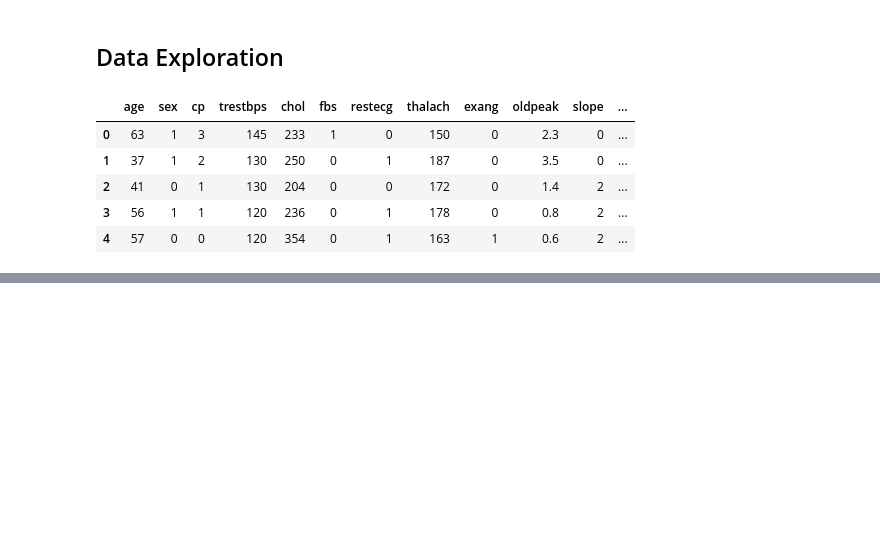
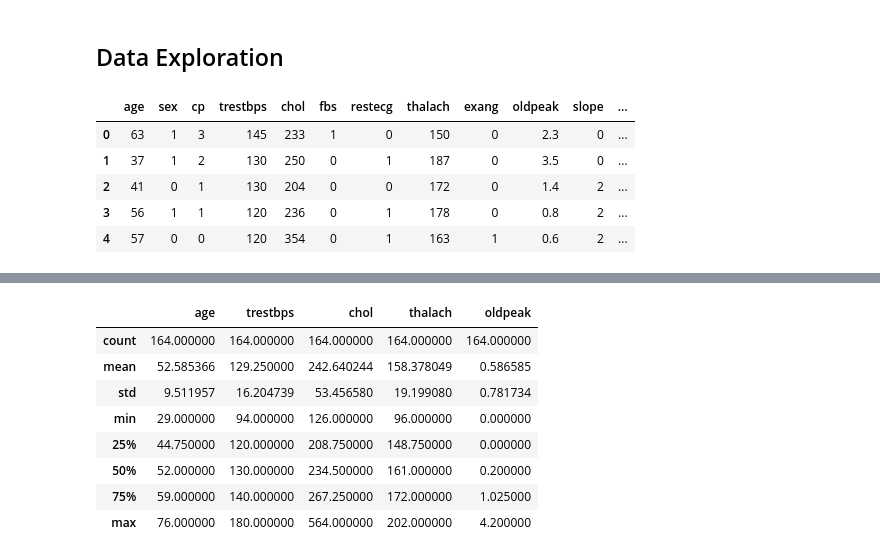
Before and after one commit to AkshilShah21/heart-disease-project, a Jupyter notebook: heart_disease.ipynb, the cells around one changed output, grey strips where cells are left out. Cells and saved outputs as stored; diff of their text form; code cells hidden in the pictures; blank space fills up the shorter version.

```diff
--- a/heart_disease.ipynb
+++ b/heart_disease.ipynb
@@ -58,0 +128,13 @@ data.head()
+# %%
+## Descriptive Stats for heart disease.
+data[data["target"] == 1][num_features].describe()
+# %% [output]
+|  | age | trestbps | chol | thalach | oldpeak |
+| count | 164.000000 | 164.000000 | 164.000000 | 164.000000 | 164.000000 |
+| mean | 52.585366 | 129.250000 | 242.640244 | 158.378049 | 0.586585 |
+| std | 9.511957 | 16.204739 | 53.456580 | 19.199080 | 0.781734 |
+| min | 29.000000 | 94.000000 | 126.000000 | 96.000000 | 0.000000 |
+| 25% | 44.750000 | 120.000000 | 208.750000 | 148.750000 | 0.000000 |
+| 50% | 52.000000 | 130.000000 | 234.500000 | 161.000000 | 0.200000 |
+| 75% | 59.000000 | 140.000000 | 267.250000 | 172.000000 | 1.025000 |
+| max | 76.000000 | 180.000000 | 564.000000 | 202.000000 | 4.200000 |
```
Also changed, not shown: parts of 20 cells of this notebook.
